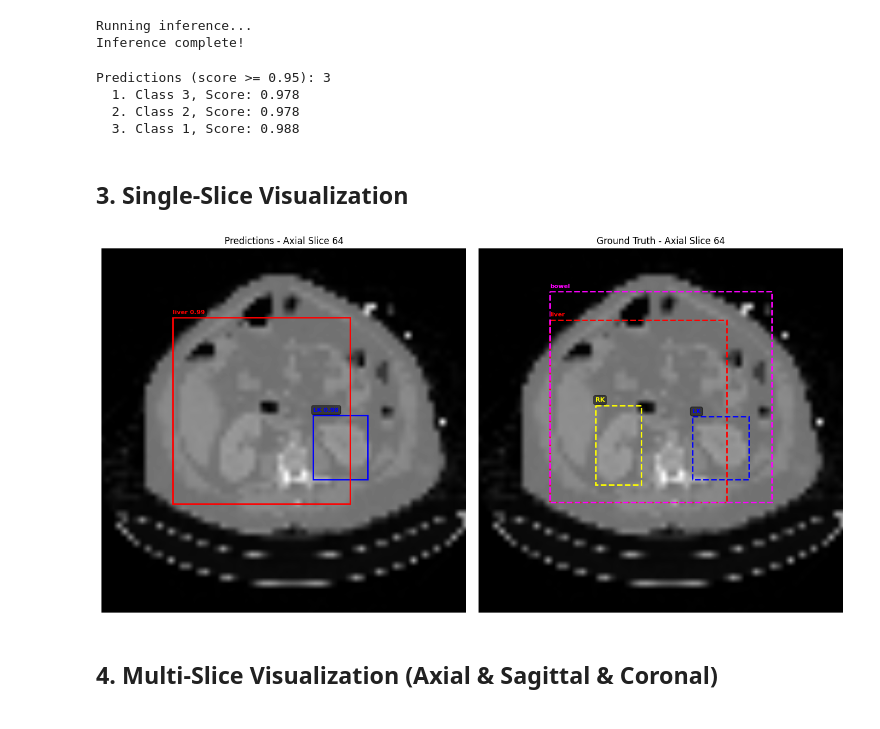
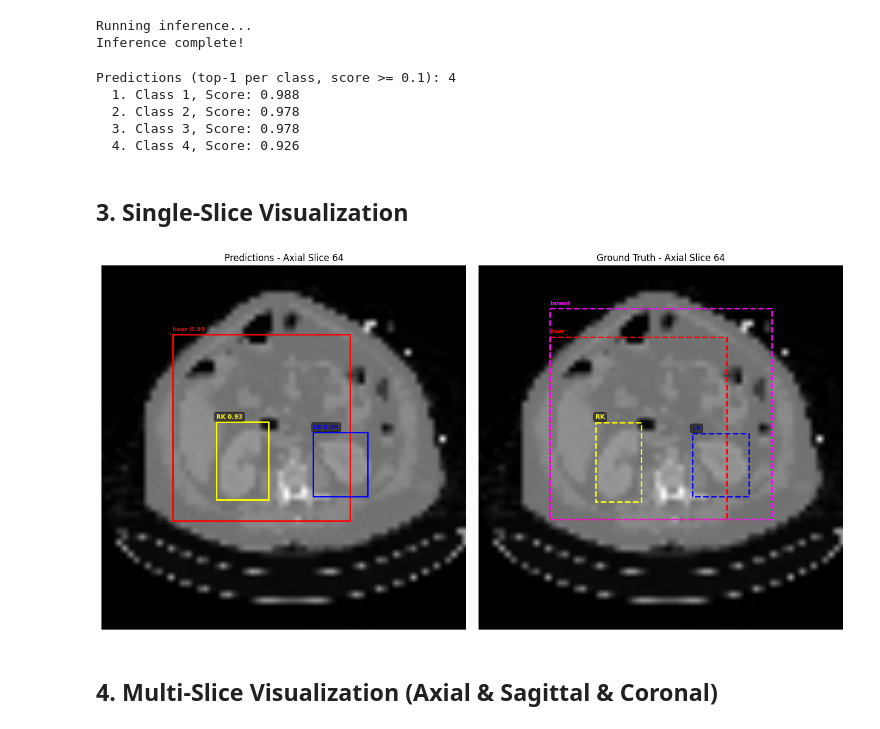
Before and after one commit to SiqiChen9/3d-grounding-dino, a Jupyter notebook: predictions_visualization.ipynb, the cells around one changed output. Drawn from its saved outputs; the diff is of its cells as text; code cells hidden in the pictures.

Commit message:
feat: use top-1 prediction per class instead of score threshold filtering

```diff
--- a/predictions_visualization.ipynb
+++ b/predictions_visualization.ipynb
@@ -106,46 +106,76 @@ print("Inference complete!")
 # %% [output]
 Running inference...
 Inference complete!
-# %%
-# Filter predictions by score threshold
-SCORE_THRESHOLD = 0.95
-
-valid_mask = pred_scores >= SCORE_THRESHOLD
-pred_boxes_filtered = pred_boxes[valid_mask]
-pred_labels_filtered = pred_labels[valid_mask]
-pred_scores_filtered = pred_scores[valid_mask]
-
-print(f"Predictions (score >= {SCORE_THRESHOLD}): {len(pred_boxes_filtered)}")
-for i, (box, label, score) in enumerate(zip(pred_boxes_filtered, pred_labels_filtered, pred_scores_filtered)):
-    print(f"  {i+1}. Class {label}, Score: {score:.3f}")
-# %% [output]
-Predictions (score >= 0.95): 3
-  1. Class 3, Score: 0.978
-  2. Class 2, Score: 0.978
-  3. Class 1, Score: 0.988
+# %%
+# Post-processing: Get the top prediction for each class
+# Select the highest-scoring prediction per class
+
+num_classes = config['model']['num_classes']
+
+# Get per-class scores (exclude background which is the last class)
+class_scores = pred_logits.softmax(-1)[:, :-1]  # (num_queries, num_classes)
+
+# For each class, find the query with the highest score
+pred_boxes_per_class = []
+pred_labels_per_class = []
+pred_scores_per_class = []
+
+for class_id in range(num_classes):
+    # Get scores for this class
+    scores_for_class = class_scores[:, class_id]
+
+    # Find the query with the highest score for this class
+    best_query_idx = scores_for_class.argmax().item()
+    best_score = scores_for_class[best_query_idx].item()
+
+    # Only include if score is above a minimum threshold (to filter out very low confidence)
+    MIN_SCORE = 0.1  # Minimum confidence threshold
+    if best_score >= MIN_SCORE:
+        pred_boxes_per_class.append(pred_boxes[best_query_idx])
+        pred_labels_per_class.append(class_id)
+        pred_scores_per_class.append(best_score)
+
+# Convert to arrays
+if len(pred_boxes_per_class) > 0:
+    pred_boxes_filtered = np.array(pred_boxes_per_class)
+    pred_labels_filtered = np.array(pred_labels_per_class)
+    pred_scores_filtered = np.array(pred_scores_per_class)
+else:
+    pred_boxes_filtered = np.zeros((0, 6))
+    pred_labels_filtered = np.zeros((0,), dtype=np.int64)
+    pred_scores_filtered = np.zeros((0,))
+
+print(f"Predictions (top-1 per class, score >= {MIN_SCORE}): {len(pred_boxes_filtered)}")
+for i, (box, label, score) in enumerate(zip(pred_boxes_filtered, pred_labels_filtered, pred_scores_filtered)):
+    print(f"  {i+1}. Class {label}, Score: {score:.3f}")
+# %% [output]
+Predictions (top-1 per class, score >= 0.1): 4
+  1. Class 1, Score: 0.988
+  2. Class 2, Score: 0.978
+  3. Class 3, Score: 0.978
+  4. Class 4, Score: 0.926
 # %% [markdown]
 ## 3. Single-Slice Visualization
 # %%
 # Visualize middle slice
 volume_np = volume[0].numpy()  # Remove channel dimension
 middle_slice = volume_np.shape[0] // 2
 
 fig = visualize_single_slice(
     volume_np,
     slice_idx=middle_slice,
     pred_boxes=pred_boxes_filtered.tolist() if len(pred_boxes_filtered) > 0 else None,
     pred_labels=pred_labels_filtered.tolist() if len(pred_labels_filtered) > 0 else None,
     pred_scores=pred_scores_filtered.tolist() if len(pred_scores_filtered) > 0 else None,
     gt_boxes=gt_boxes.tolist(),
     gt_labels=gt_labels.tolist(),
     axis='axial',
-    score_threshold=SCORE_THRESHOLD,
     figsize=(14, 7)
 )
 
 plt.show()
 # %% [output]
-[figure, old version]
+[figure, new version]
 # %% [markdown]
 ## 4. Multi-Slice Visualization (Axial & Sagittal & Coronal)
 # %%
```
Also changed, not shown: parts of 3 cells of this notebook, 1 other file.
